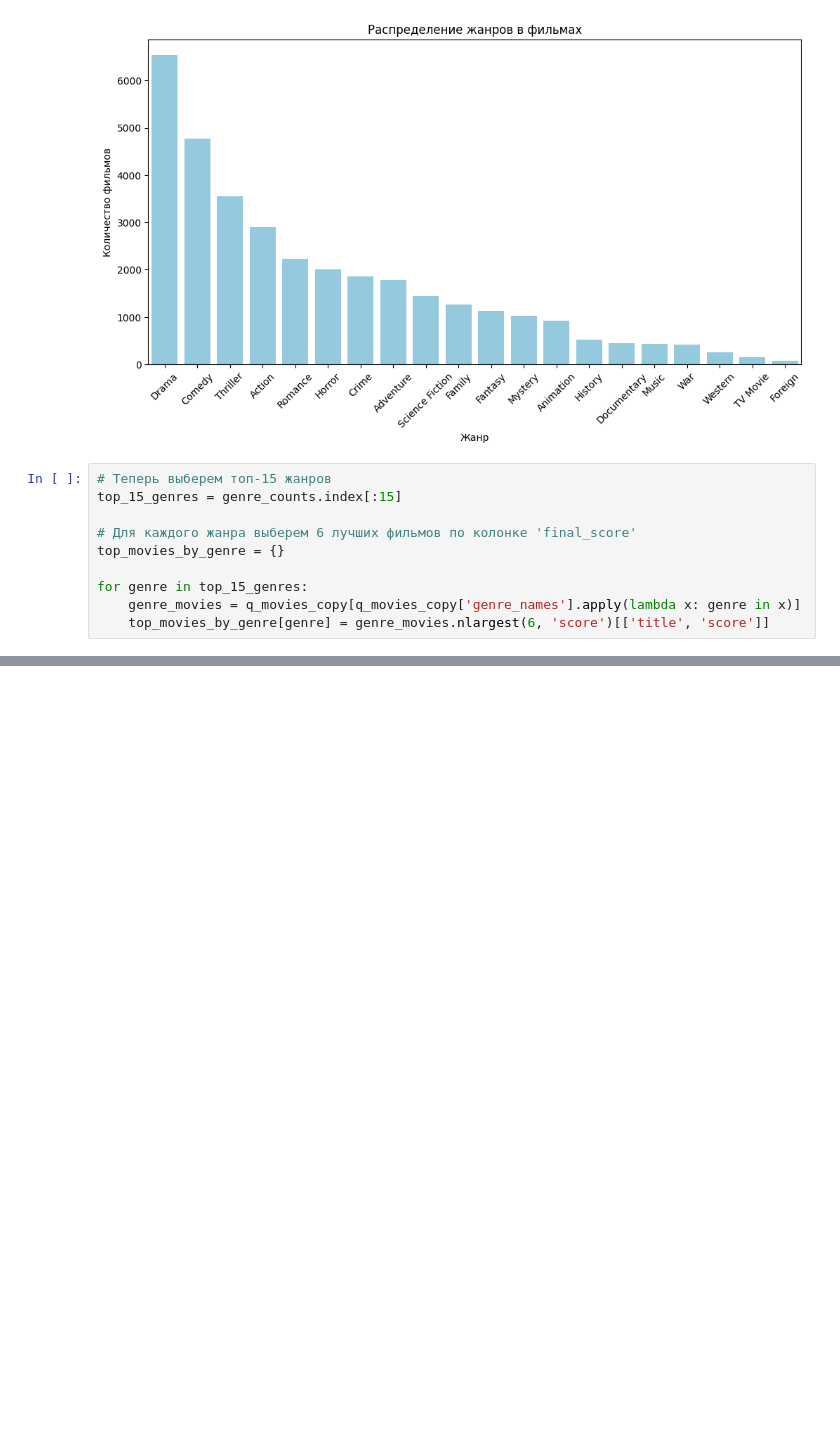
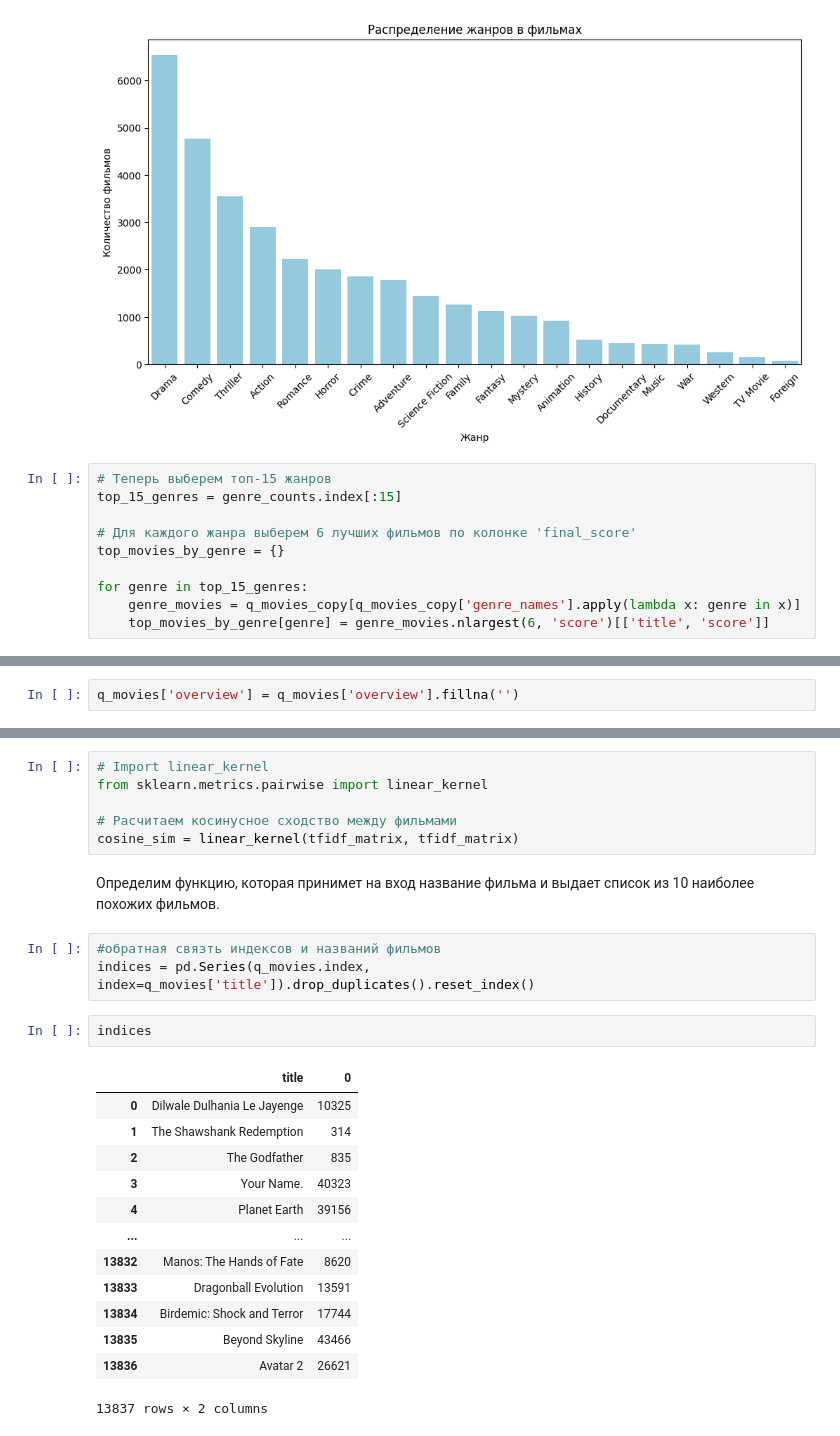
Before and after one commit to Maximiliano-16/MovieRecomendSystem, a Jupyter notebook: MovieRecommend.ipynb, the cells around one changed output, grey strips where cells are left out. Drawn from its saved outputs; the diff is of its cells as text; blank space fills up the shorter version.

```diff
--- a/MovieRecommend.ipynb
+++ b/MovieRecommend.ipynb
@@ -260,0 +278,2 @@ plt.show()
+# %%
+q_movies['overview'] = q_movies['overview'].fillna('')
@@ -260,0 +294,27 @@ plt.show()
+# %%
+# Import linear_kernel
+from sklearn.metrics.pairwise import linear_kernel
+
+# Расчитаем косинусное сходство между фильмами
+cosine_sim = linear_kernel(tfidf_matrix, tfidf_matrix)
+# %% [markdown]
+Определим функцию, которая принимет на вход название фильма и выдает список из 10 наиболее похожих фильмов.
+# %%
+#обратная связть индексов и названий фильмов
+indices = pd.Series(q_movies.index, index=q_movies['title']).drop_duplicates().reset_index()
+# %%
+indices
+# %% [output]
+|  | title | 0 |
+| 0 | Dilwale Dulhania Le Jayenge | 10325 |
+| 1 | The Shawshank Redemption | 314 |
+| 2 | The Godfather | 835 |
+| 3 | Your Name. | 40323 |
+| 4 | Planet Earth | 39156 |
+| ... | ... | ... |
+| 13832 | Manos: The Hands of Fate | 8620 |
+| 13833 | Dragonball Evolution | 13591 |
+| 13834 | Birdemic: Shock and Terror | 17744 |
+| 13835 | Beyond Skyline | 43466 |
+| 13836 | Avatar 2 | 26621 |
+13837 rows × 2 columns
```
Also changed, not shown: parts of 13 cells of this notebook.
